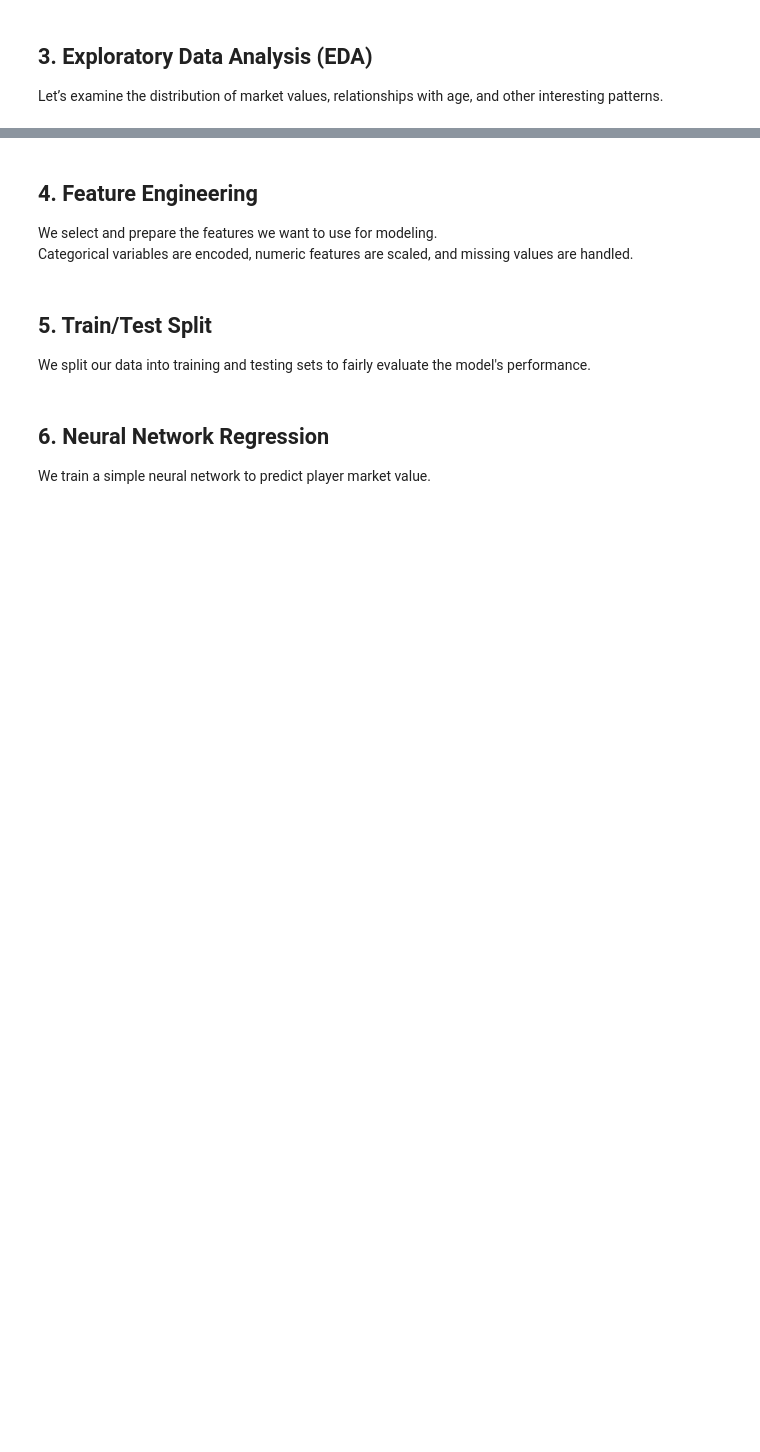
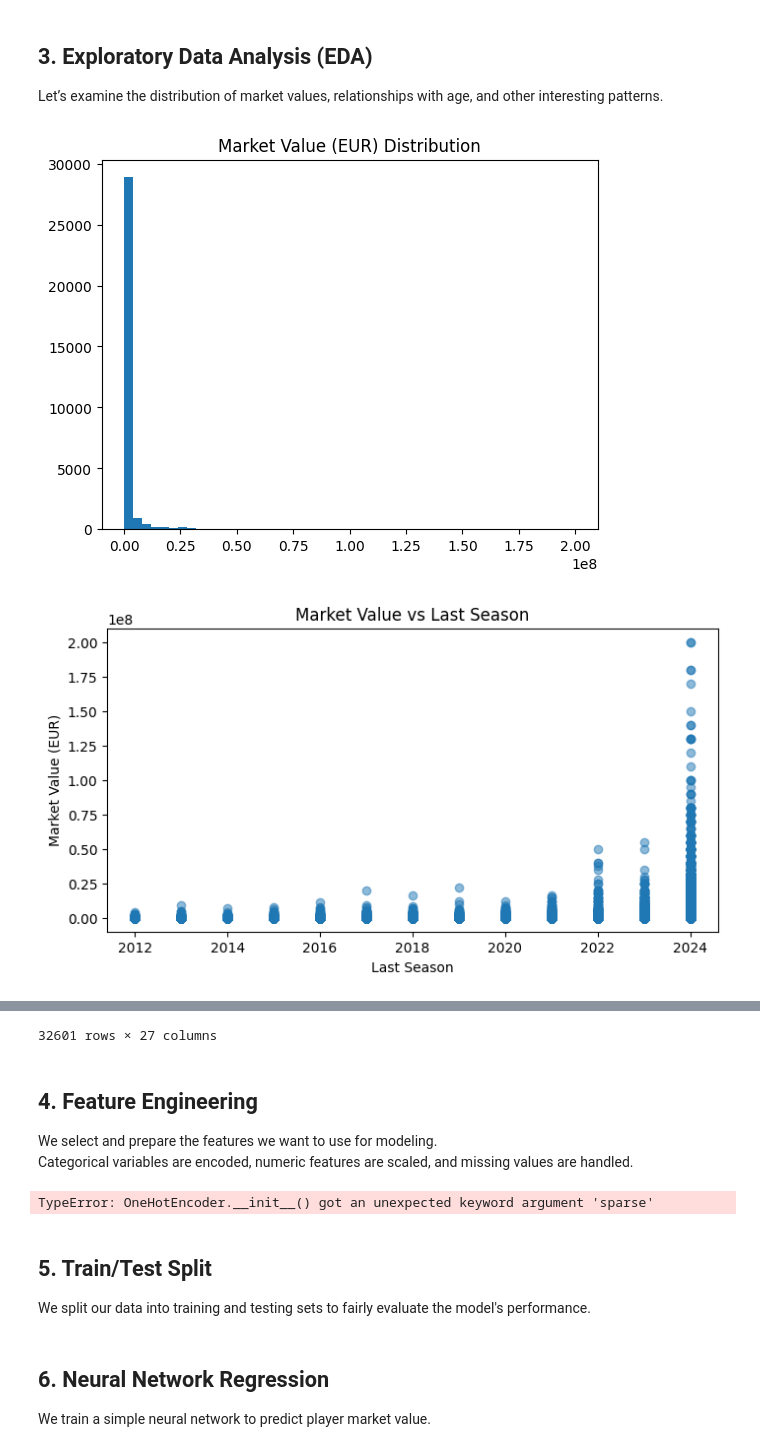
Before and after one commit to AbdulKadirSeker/Aml-Final-Project-, a Jupyter notebook: notebooks/PlayerMarketValuePredictionNNv1.ipynb, the cells around one changed output, grey strips where cells are left out. Cells and saved outputs as stored; diff of their text form; code cells hidden in the pictures; blank space fills up the shorter version.

```diff
--- a/notebooks/PlayerMarketValuePredictionNNv1.ipynb
+++ b/notebooks/PlayerMarketValuePredictionNNv1.ipynb
@@ -30,8 +41,13 @@ We aggregate player stats, get the latest player valuation, and merge everything
 # %%
 # Aggregate stats and get latest valuations
 stats = aggregate_player_stats(data['appearances'])
-latest_val = get_latest_valuation(data['valuations'])
+latest_val = get_latest_valuation(data['player_valuations'])
 
 # Merge into main DataFrame
 main_df = merge_player_data(data['players'], stats, latest_val)
-print(main_df.head())
+main_df = main_df.drop(columns='market_value_in_eur_x') \
+                 .rename(columns={'market_value_in_eur_y': 'market_value_in_eur'})
+
+
+display(main_df.head(20))
+print(main_df.shape)
@@ -42,20 +77,25 @@ Let’s examine the distribution of market values, relationships with age, and o
 # %%
 # Plot distribution of target variable
 plot_distribution(main_df['market_value_in_eur'].dropna(), title="Market Value (EUR) Distribution")
 
 # Example: Plot Market Value vs Age
 plt.figure(figsize=(8,4))
 plt.scatter(main_df['last_season'], main_df['market_value_in_eur'], alpha=0.5)
 plt.xlabel("Last Season")
 plt.ylabel("Market Value (EUR)")
 plt.title("Market Value vs Last Season")
 plt.show()
 
 # Age vs Value
 if 'date_of_birth' in main_df.columns:
     main_df['age'] = 2025 - pd.to_datetime(main_df['date_of_birth']).dt.year
     plt.scatter(main_df['age'], main_df['market_value_in_eur'], alpha=0.4)
     plt.xlabel("Age")
     plt.ylabel("Market Value (EUR)")
     plt.title("Market Value vs Age")
     plt.show()
+
+compute_age(main_df)
+# %% [output]
+[figure, added]
+[figure, added]
@@ -62,3 +115,4 @@ if 'date_of_birth' in main_df.columns:
+32601 rows × 27 columns
 # %% [markdown]
 ## 4. Feature Engineering
 
@@ -89,6 +143,8 @@ else:
 # Prepare target variable (log-transform recommended for skew)
 y = main_df['market_value_in_eur'].copy()
 y = np.log1p(y)  # Use log1p to avoid log(0)
+# %% [output]
+TypeError: OneHotEncoder.__init__() got an unexpected keyword argument 'sparse'
 # %% [markdown]
 ## 5. Train/Test Split
 
```
Also changed, not shown: parts of 4 cells of this notebook, 2 other files.
